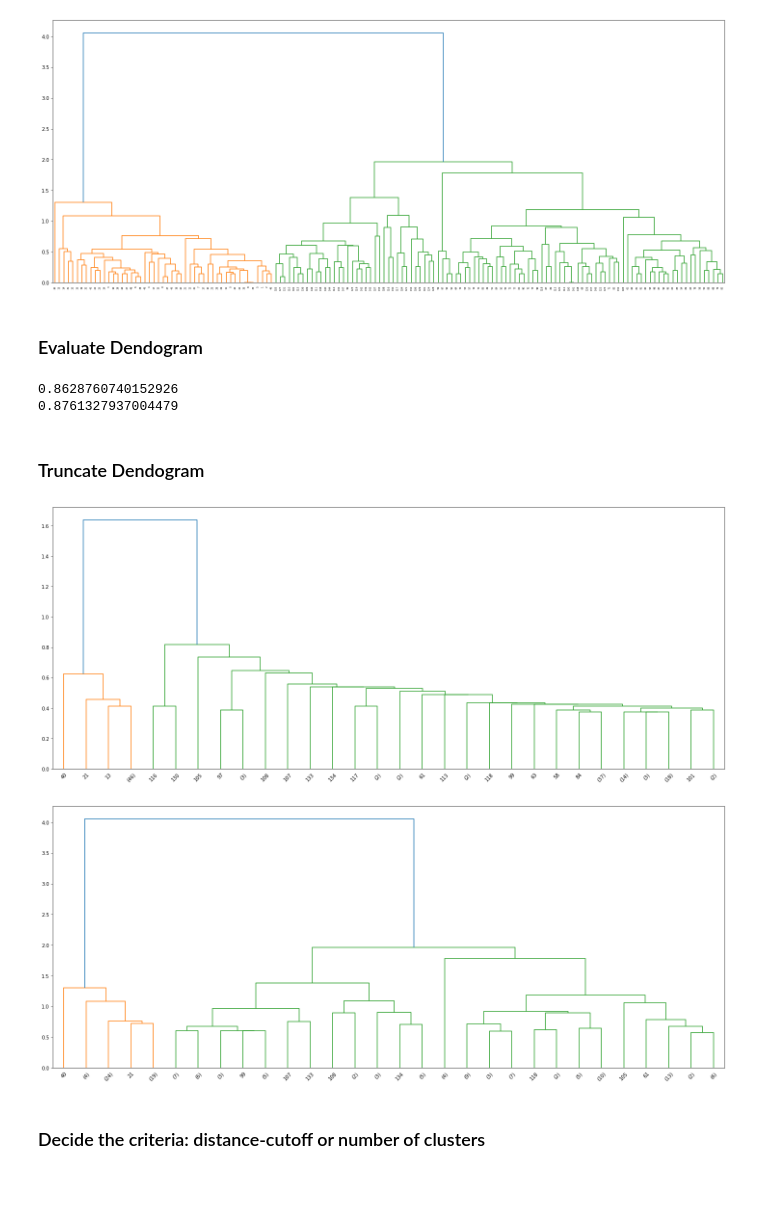
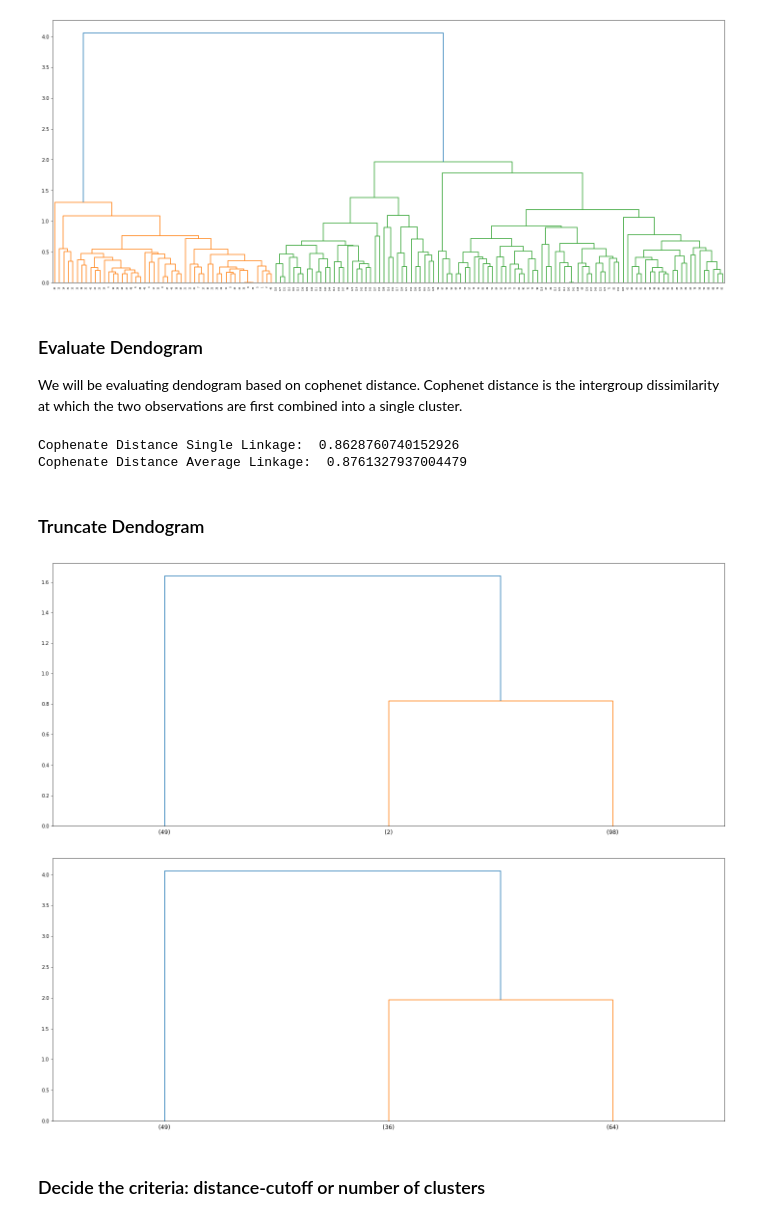
Before and after one commit to ajaybiswas22/Hierarchical-Clustering, a Jupyter notebook: src/hierarchical.ipynb, the cells around one changed output. Saved outputs shown, nothing was run; the diff lists cells and outputs as text; code cells hidden in the pictures; blank space fills up the shorter version.

```diff
--- a/src/hierarchical.ipynb
+++ b/src/hierarchical.ipynb
@@ -10,8 +14,9 @@ from sklearn.cluster import KMeans
 from sklearn import metrics
 from scipy.spatial.distance import pdist
 # %%
+# load csv into dataframe
 df = pd.read_csv("iris.data", sep=',')
-df.columns = ['Index','Sepal length', 'Sepal width', 'Petal length', 'Petal Width']
+df.columns = ['Sepal length', 'Sepal width', 'Petal length', 'Petal Width','Classes']
 display(df)
 data = df.to_numpy()
 data.shape
@@ -67,31 +78,33 @@ dn2 = dendrogram(Y)
 plt.show()
 # %% [output]
 [figure]
-# %% [markdown]
-### Evaluate Dendogram
+# %% [markdown]
+### Evaluate Dendogram
+
+We will be evaluating dendogram based on cophenet distance. Cophenet distance is the intergroup dissimilarity at which the two observations are first combined into a single cluster.
 # %%
 cp1, coph_dists = cophenet(X, pdist(dt))
 cp2, coph_dists = cophenet(Y, pdist(dt))
 
-print(cp1)
-print(cp2)
+print("Cophenate Distance Single Linkage: ",cp1)
+print("Cophenate Distance Average Linkage: ",cp2)
 # %% [output]
-0.8628760740152926
-0.8761327937004479
+Cophenate Distance Single Linkage:  0.8628760740152926
+Cophenate Distance Average Linkage:  0.8761327937004479
 # %% [markdown]
 ### Truncate Dendogram
 # %%
 fig = plt.figure(figsize=(25, 10))
-t_dn1 = dendrogram(X, truncate_mode='lastp')
+t_dn1 = dendrogram(X, truncate_mode='lastp',p=3)
 plt.show()
 # %% [output]
-[figure, old version]
+[figure, new version]
 # %%
 fig = plt.figure(figsize=(25, 10))
-t_dn2 = dendrogram(Y, truncate_mode='lastp')
+t_dn2 = dendrogram(Y, truncate_mode='lastp',p=3)
 plt.show()
 # %% [output]
-[figure, old version]
+[figure, new version]
 # %% [markdown]
 ### Decide the criteria: distance-cutoff or number of clusters
 # %%
```
Also changed, not shown: parts of 14 cells of this notebook.
